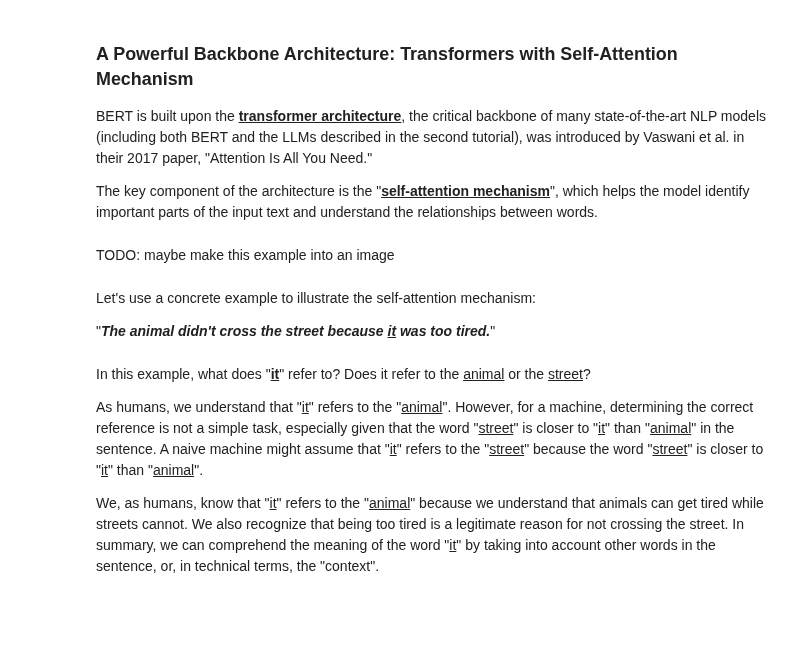
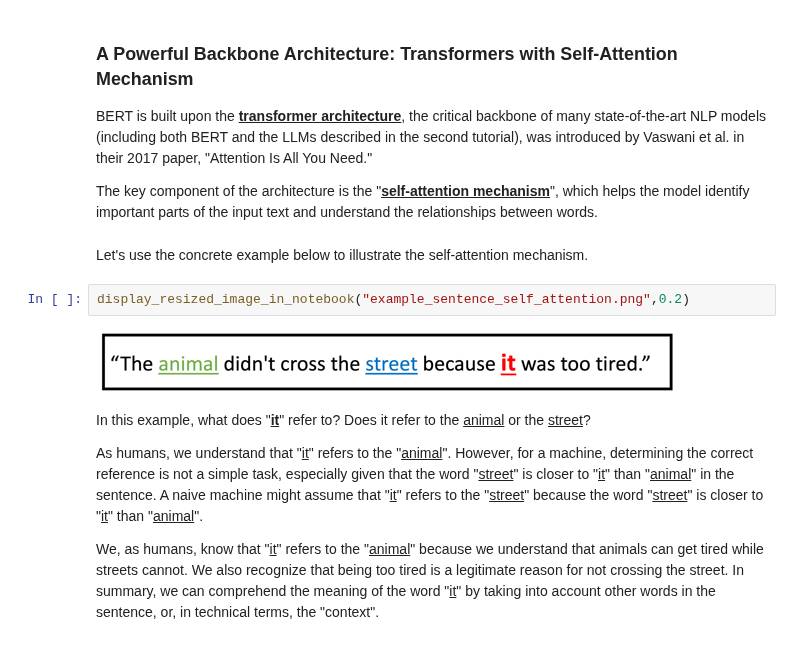
Before and after one commit to yunshiuan/prelim_stance_detection, a Jupyter notebook: bert-tuning_colab.ipynb, the cells around one changed output. Cells and saved outputs as stored; diff of their text form; blank space fills up the shorter version.

```diff
--- a/bert-tuning_colab.ipynb
+++ b/bert-tuning_colab.ipynb
@@ -146,12 +146,12 @@ To explain how this is possible, we first need to understand what a transformer
 BERT is built upon the <u>**transformer architecture**</u>, the critical backbone of many state-of-the-art NLP models (including both BERT and the LLMs described in the second tutorial), was introduced by Vaswani et al. in their 2017 paper, "Attention Is All You Need."
 
 The key component of the architecture is the "<u>**self-attention mechanism**</u>", which helps the model identify important parts of the input text and understand the relationships between words.
-# %% [markdown]
-TODO: maybe make this example into an image
 # %% [markdown]
-Let's use a concrete example to illustrate the self-attention mechanism:
-
-"_**The animal didn't cross the street because <u>it</u> was too tired.**_"
+Let's use the concrete example below to illustrate the self-attention mechanism.
+# %%
+display_resized_image_in_notebook("example_sentence_self_attention.png",0.2)
+# %% [output]
+[figure, added]
 # %% [markdown]
 In this example, what does "<u>**it**</u>" refer to? Does it refer to the <u>animal</u> or the <u>street</u>?
 
```
Also changed, not shown: 1 other file.
